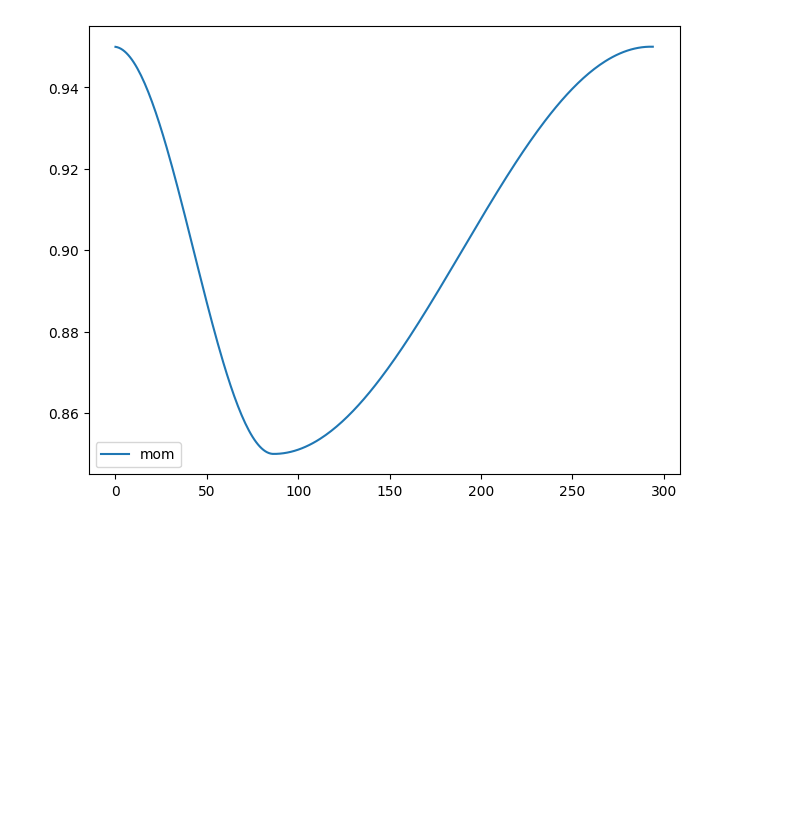
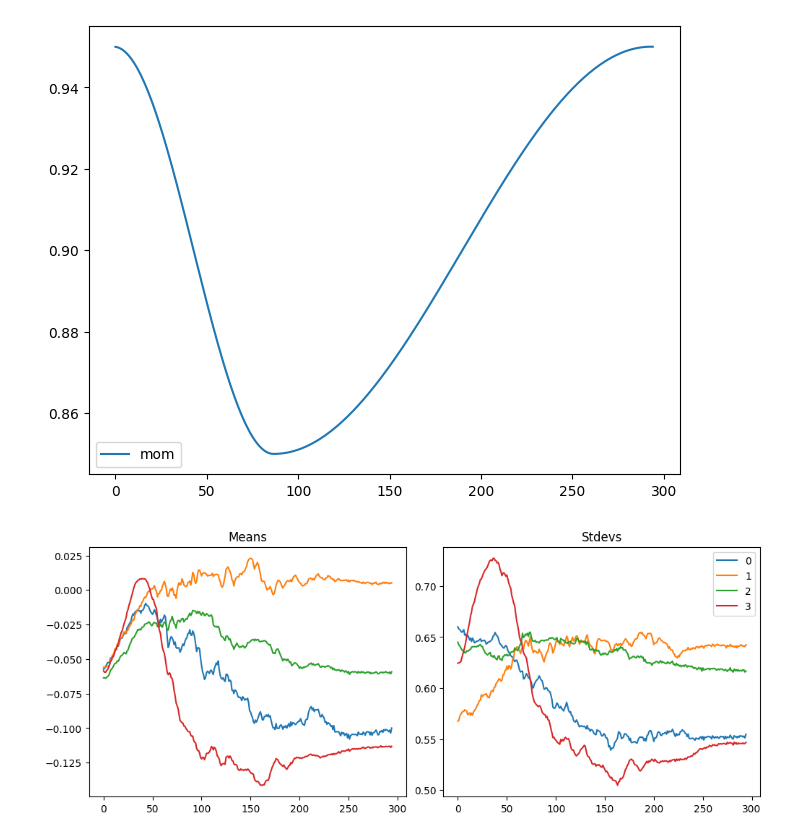
Before and after one commit to mtm-007/Deep-Learing-from-the-foundation-and-GEN_AI, a Jupyter notebook: accel_sgd.ipynb, the cells around one changed output. Cells and saved outputs as stored; diff of their text form; code cells hidden in the pictures; blank space fills up the shorter version.

```diff
--- a/accel_sgd.ipynb
+++ b/accel_sgd.ipynb
@@ -478,3 +478,7 @@ rec.plot()
 [figure]
 # %%
 clean_mem()
+# %%
+astats.plot_stats()
+# %% [output]
+[figure, added]
```
Also changed, not shown: parts of 1 cell of this notebook, 5 other files.
